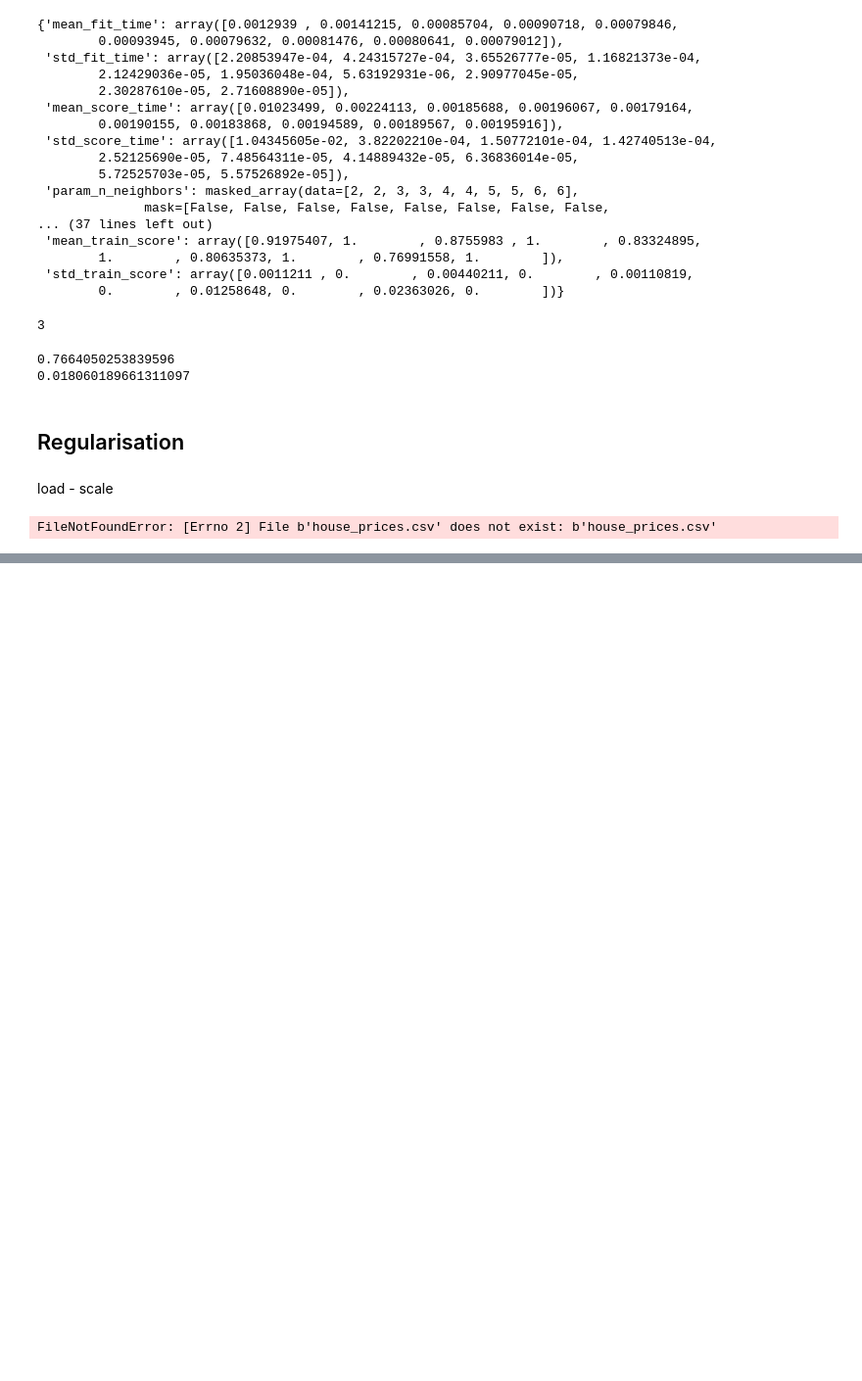
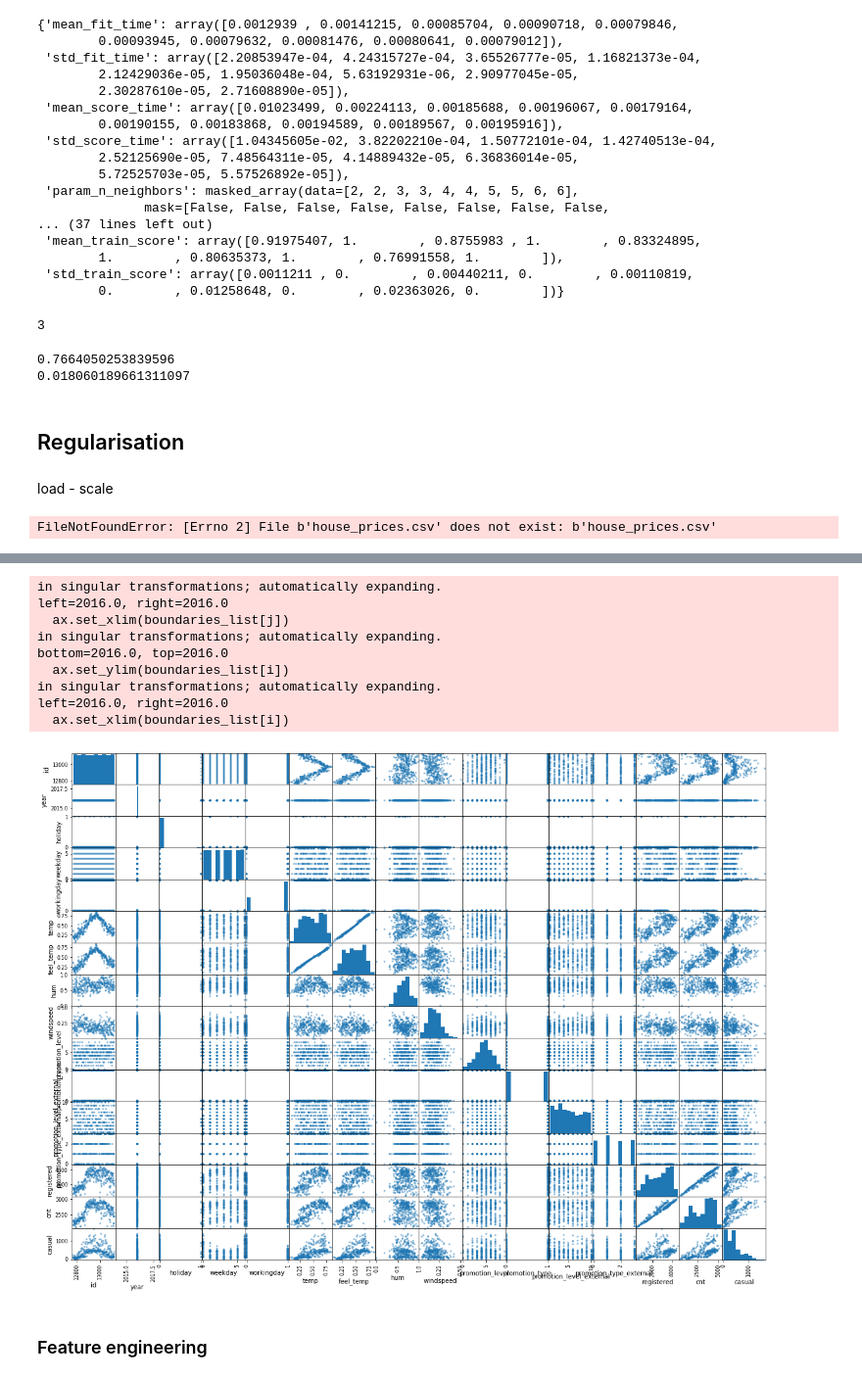
Before and after one commit to chezydan/pytopics, a Jupyter notebook: Improving performance ML Model.ipynb, the cells around one changed output, grey strips where cells are left out. Shown at 98% size. Cells and saved outputs as stored; diff of their text form; code cells hidden in the pictures; blank space fills up the shorter version.

```diff
--- a/Improving performance ML Model.ipynb
+++ b/Improving performance ML Model.ipynb
@@ -792,0 +884,6 @@ FileNotFoundError: [Errno 2] File b'house_prices.csv' does not exist: b'house_pr
+# %%
+
+
+# Load data and inspect the first few rows
+dataset = pd.read_csv("data/bike.csv")
+dataset.head()
@@ -792,0 +943,19 @@ FileNotFoundError: [Errno 2] File b'house_prices.csv' does not exist: b'house_pr
+# %%
+# Plot a scatter matrix
+# I like to push the target feature to the bottom, so it is easy to read
+df = dataset.drop('casual',axis=1).join(dataset.casual)
+pd.plotting.scatter_matrix(df,figsize=(20,15))
+plt.show()
+# %% [output]
+in singular transformations; automatically expanding.
+left=2016.0, right=2016.0
+  ax.set_xlim(boundaries_list[j])
+in singular transformations; automatically expanding.
+bottom=2016.0, top=2016.0
+  ax.set_ylim(boundaries_list[i])
+in singular transformations; automatically expanding.
+left=2016.0, right=2016.0
+  ax.set_xlim(boundaries_list[i])
+[figure, added]
+# %% [markdown]
+<h3> Feature engineering </h3>
```
Also changed, not shown: parts of 37 cells of this notebook, 12 other files.
